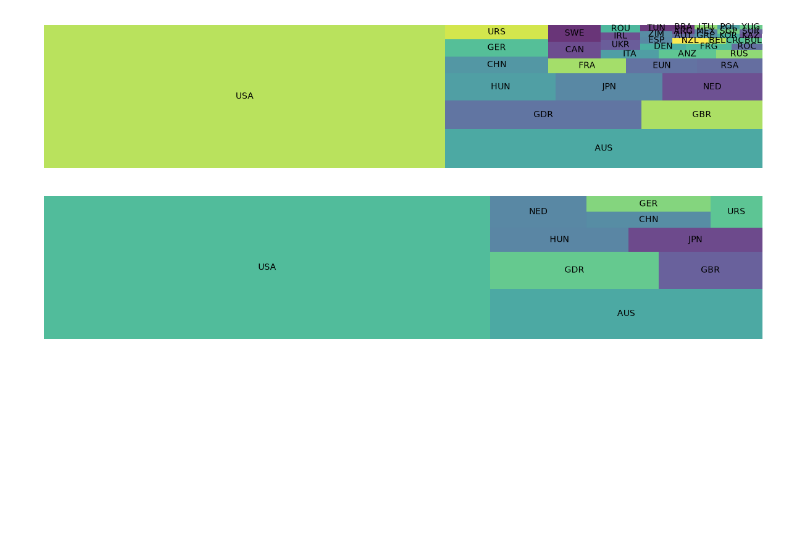
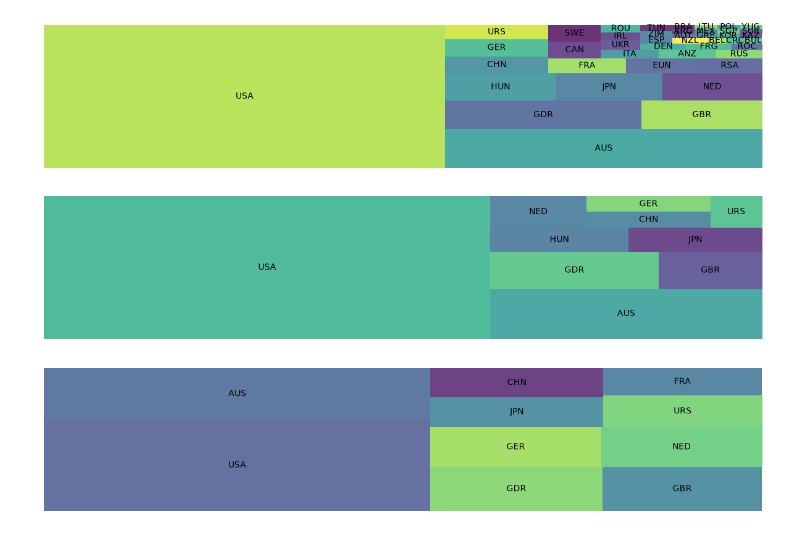
Before and after one commit to blueberry2187/SwimmingTest, a Jupyter notebook: FOR VISUALS Swimmer Data Set Python File copy.ipynb, the cells around one changed output. Saved outputs shown, nothing was run; the diff lists cells and outputs as text; code cells hidden in the pictures; blank space fills up the shorter version.

Commit message:
Fix swimming medal treemap

```diff
--- a/FOR VISUALS Swimmer Data Set Python File copy.ipynb
+++ b/FOR VISUALS Swimmer Data Set Python File copy.ipynb
@@ -114,4 +114,8 @@ df_noc_agg_bronze
 1. LOOKING AT THE MEDALS USA HAS GAINED AS BAR GRAPH AND LINE GRAPH - Felix Pilny
 # %%
 df_noc_agg_gold_10 = df_noc_agg_gold.nlargest(10, "Medal")
-#Looking at top 50 countries with the most gold medals in swimming events.
+df_noc_agg_silver_10 = df_noc_agg_silver.nlargest(10, "Medal")
+df_noc_agg_bronze_10 = df_noc_agg_bronze.nlargest(10, "Medal")
+df_noc_agg_10 = df_noc_agg.nlargest(10, "Medal")
+df_noc_agg_10
+#Looking at top 10 countries with the most gold, silver, and bronze medals in swimming events.
@@ -138,3 +154,10 @@ plt.axis('off')
 plt.show()
 # %% [output]
 [figure]
+# %%
+plt.figure(figsize=(15,3))
+squarify.plot(sizes=df_noc_agg_silver_10['Medal'], label=df_noc_agg_silver_10['NOC'], alpha=.8)
+plt.axis('off')
+plt.show()
+# %% [output]
+[figure, added]
```
Also changed, not shown: parts of 3 cells of this notebook.
